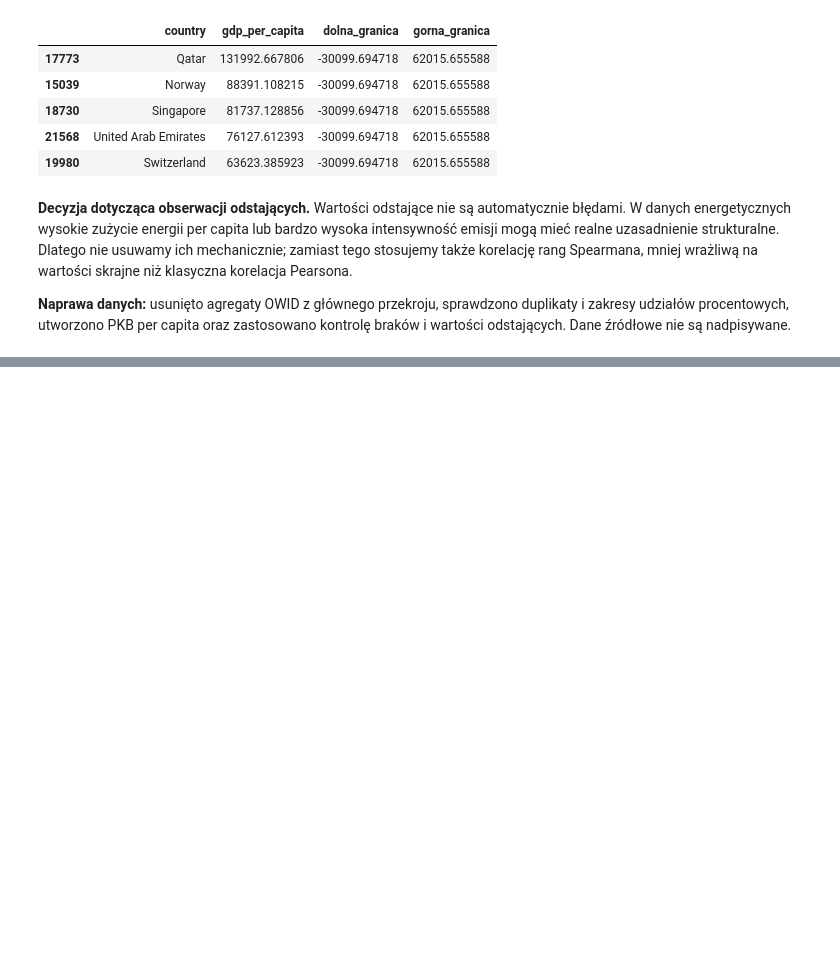
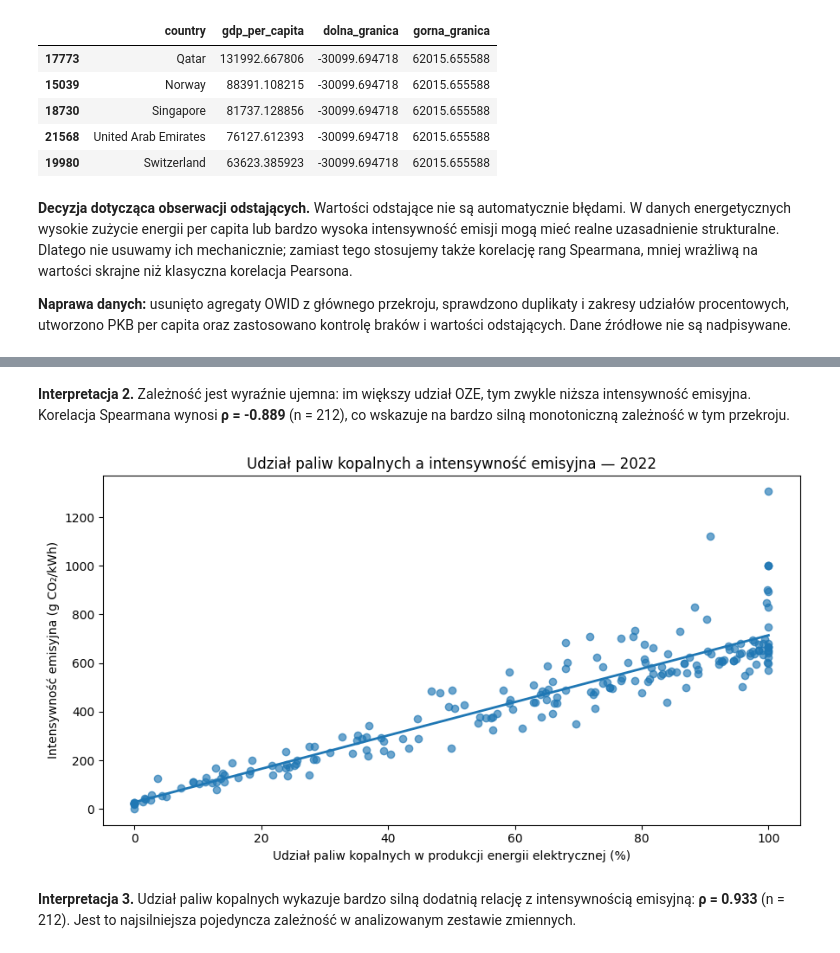
Before and after one commit to J-E-Wa/Analiza-i-wizualizacja-danych, a Jupyter notebook: energy-data-analyze.ipynb, the cells around one changed output, grey strips where cells are left out. Drawn from its saved outputs; the diff is of its cells as text; code cells hidden in the pictures; blank space fills up the shorter version.

```diff
--- a/energy-data-analyze.ipynb
+++ b/energy-data-analyze.ipynb
@@ -244,0 +287,22 @@ gdp_per_capita: 5 obserwacji odstających wg IQR
+# %% [markdown]
+**Interpretacja 2.** Zależność jest wyraźnie ujemna: im większy udział OZE, tym zwykle niższa intensywność emisyjna. Korelacja Spearmana wynosi **ρ = -0.889** (n = 212), co wskazuje na bardzo silną monotoniczną zależność w tym przekroju.
+# %%
+# 3. Paliwa kopalne a intensywność emisyjna
+plot_df = data[["fossil_share_elec", "carbon_intensity_elec"]].dropna()
+x = plot_df["fossil_share_elec"].to_numpy()
+y = plot_df["carbon_intensity_elec"].to_numpy()
+coef = np.polyfit(x, y, 1)
+xx = np.linspace(x.min(), x.max(), 200)
+
+fig, ax = plt.subplots(figsize=(9, 5))
+ax.scatter(x, y, alpha=0.65)
+ax.plot(xx, np.polyval(coef, xx), linewidth=2)
+ax.set_title("Udział paliw kopalnych a intensywność emisyjna — 2022")
+ax.set_xlabel("Udział paliw kopalnych w produkcji energii elektrycznej (%)")
+ax.set_ylabel("Intensywność emisyjna (g CO₂/kWh)")
+plt.tight_layout()
+plt.show()
+# %% [output]
+[figure, added]
+# %% [markdown]
+**Interpretacja 3.** Udział paliw kopalnych wykazuje bardzo silną dodatnią relację z intensywnością emisyjną: **ρ = 0.933** (n = 212). Jest to najsilniejsza pojedyncza zależność w analizowanym zestawie zmiennych.
```
Also changed, not shown: parts of 5 cells of this notebook.
